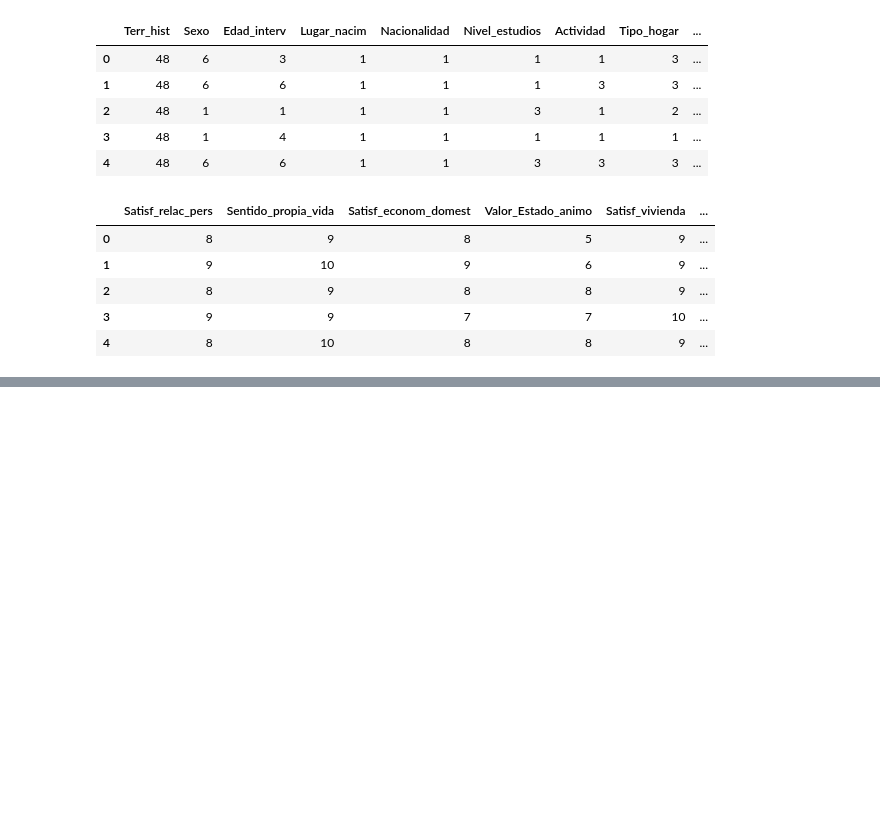
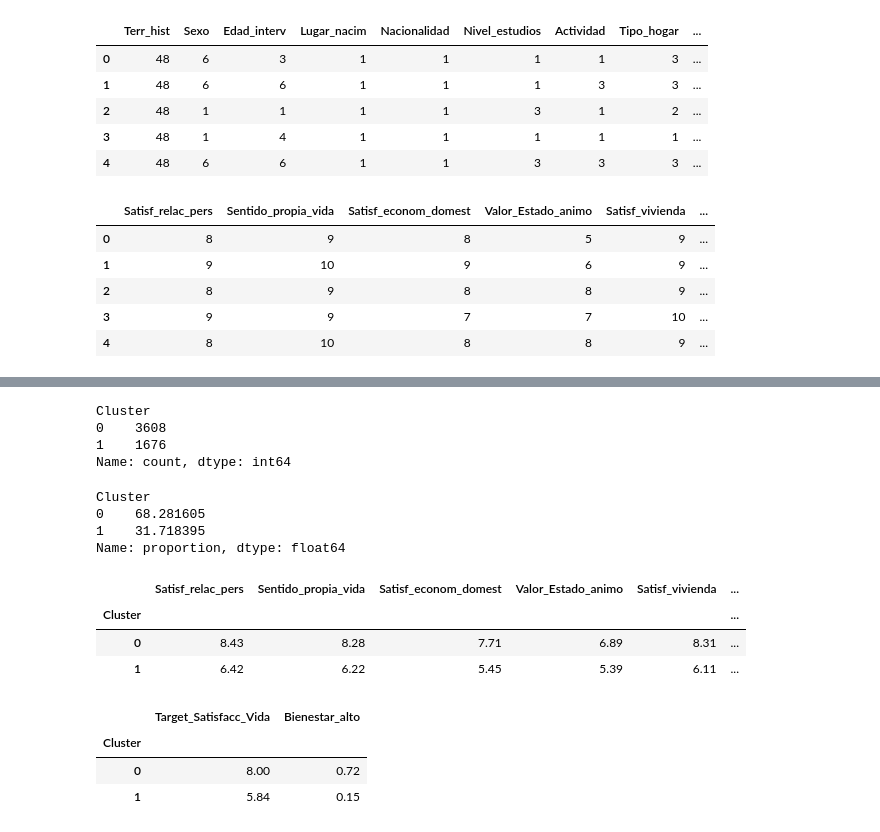
Before and after one commit to Leire2026/Proyecto_Machine_Learning, a Jupyter notebook: Proyecto_Final_ML/2_Notebooks/3_Modelo_5_Kmeans_Clustering.ipynb, the cells around one changed output, grey strips where cells are left out. Drawn from its saved outputs; the diff is of its cells as text; code cells hidden in the pictures; blank space fills up the shorter version.

```diff
--- a/Proyecto_Final_ML/2_Notebooks/3_Modelo_5_Kmeans_Clustering.ipynb
+++ b/Proyecto_Final_ML/2_Notebooks/3_Modelo_5_Kmeans_Clustering.ipynb
@@ -94,0 +148,30 @@ plt.show()
+# %%
+df_mod_cluster['Cluster'].value_counts()
+# %% [output]
+Cluster
+0    3608
+1    1676
+Name: count, dtype: int64
+# %%
+df_mod_cluster['Cluster'].value_counts(normalize=True) * 100
+# %% [output]
+Cluster
+0    68.281605
+1    31.718395
+Name: proportion, dtype: float64
+# %%
+df_mod_cluster.groupby('Cluster')[variables_cluster].mean().round(2)
+# %% [output]
+|  | Satisf_relac_pers | Sentido_propia_vida | Satisf_econom_domest | Valor_Estado_animo | Satisf_vivienda | ... |
+| Cluster |  |  |  |  |  | ... |
+| 0 | 8.43 | 8.28 | 7.71 | 6.89 | 8.31 | ... |
+| 1 | 6.42 | 6.22 | 5.45 | 5.39 | 6.11 | ... |
+# %%
+df_mod_cluster.groupby('Cluster')[
+    ['Target_Satisfacc_Vida', 'Bienestar_alto']
+].mean().round(2)
+# %% [output]
+|  | Target_Satisfacc_Vida | Bienestar_alto |
+| Cluster |  |  |
+| 0 | 8.00 | 0.72 |
+| 1 | 5.84 | 0.15 |
```
Also changed, not shown: parts of 12 cells of this notebook.
